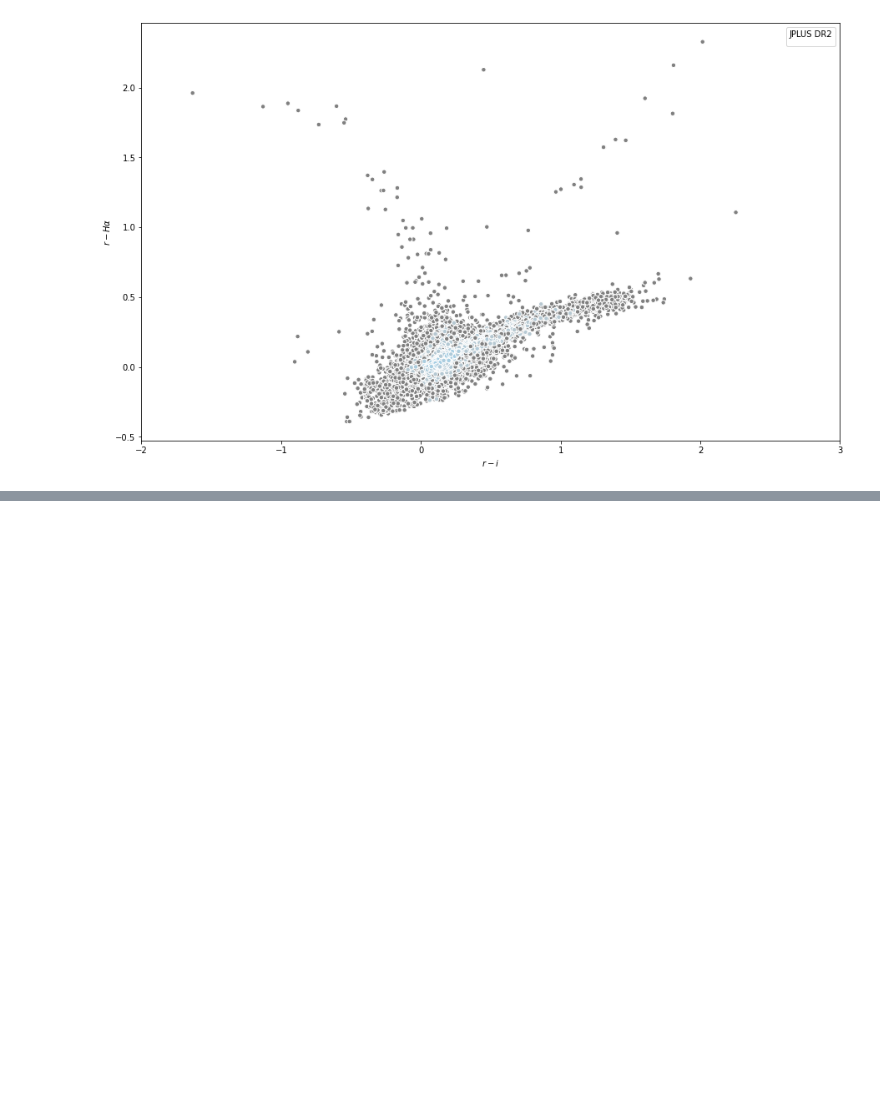
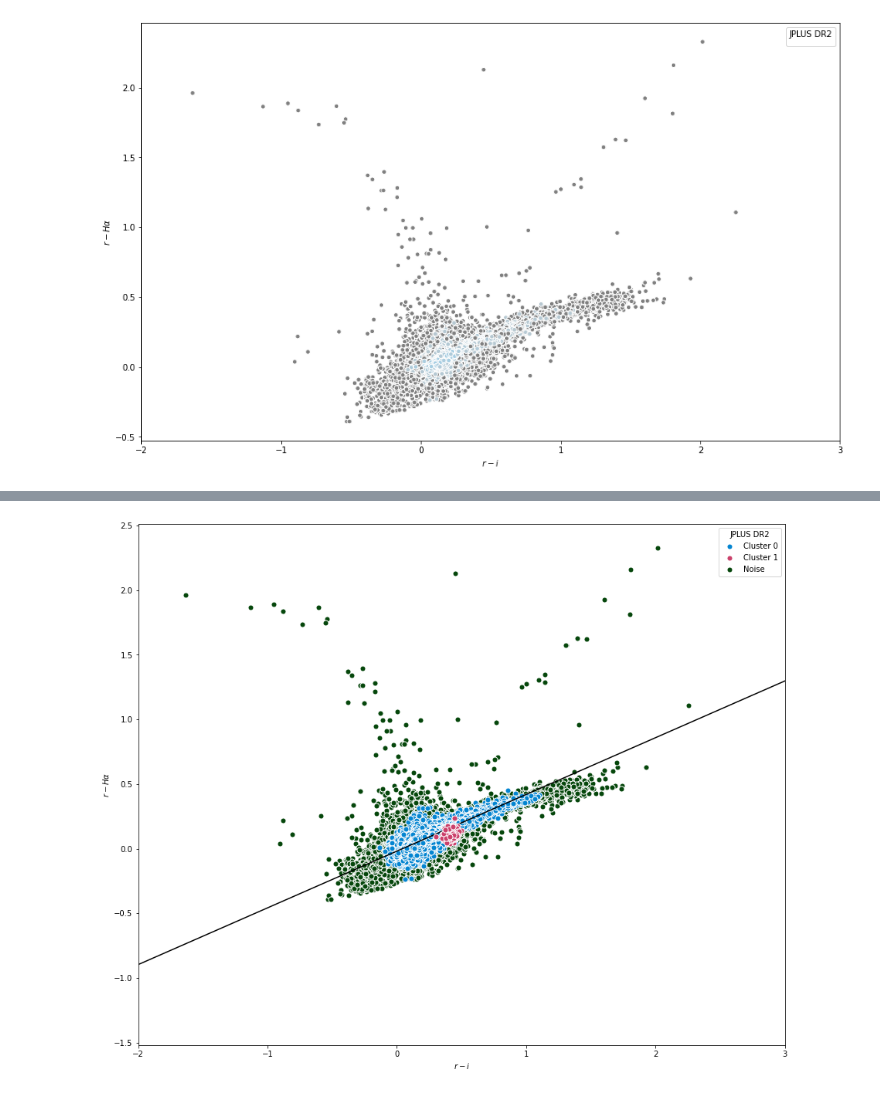
Before and after one commit to AngelGSoto/Halpha-JPLUS, a Jupyter notebook: Notebook/HDBSCAN JPLUS data.ipynb, the cells around one changed output, grey strips where cells are left out. Cells and saved outputs as stored; diff of their text form; code cells hidden in the pictures; blank space fills up the shorter version.

```diff
--- a/Notebook/HDBSCAN JPLUS data.ipynb
+++ b/Notebook/HDBSCAN JPLUS data.ipynb
@@ -98,0 +225,51 @@ ax.set_aspect("equal")
+# %%
+color_palette = sns.color_palette('Paired', 12)
+cluster_colors = [color_palette[x] if x >= 0
+                  else (0.5, 0.5, 0.5)
+                  for x in clusterer.labels_]
+cluster_member_colors = [sns.desaturate(x, p) for x, p in
+                         zip(cluster_colors, clusterer.probabilities_)]
+
+fig, ax2 = plt.subplots(figsize=(15, 15))
+
+fit_line = np.linspace(-3.0, 3.0)
+levels = np.array([0.001, 0.003, 0.01, 0.03, 0.1, 1.0])
+GAMMA = 0.05
+scatter = ax2.scatter(
+    cx_0, cy_0,
+    s=50,
+    c=sns.xkcd_rgb['cerulean'],
+    edgecolors="w",
+    linewidths=1,
+    vmin=-1,
+    vmax=4,
+    cmap="seismic", zorder=2.0, label = "Cluster 0")
+ax2.scatter(
+    cx_1, cy_1,
+    s=50,
+    c=sns.xkcd_rgb['dark pink'],
+    edgecolors="w",
+    linewidths=1,
+    vmin=-1,
+    vmax=4,
+    cmap="seismic", zorder=3.0, label = "Cluster 1")
+ax2.scatter(
+    cx_noise, cy_noise,
+    c=sns.xkcd_rgb['forest green'],
+    s=50,
+    edgecolors="w",
+    linewidths=1,
+    vmin=-1,
+    vmax=4,
+    cmap="gray", zorder=1.0, label = "Noise")
+ax2.set(
+    xlim=[-2.0, 3.0],
+    #ylim=[ymin, ymax],
+    xlabel=r"$r - i$",
+    ylabel=r"$r - H\alpha$",
+)
+ax2.plot(fit_line, 0.43880 * fit_line - 0.01927, color="k")
+ax2.legend(ncol=1).set_title("JPLUS DR2")
+ax2.set_aspect("equal")
+# %% [output]
+[figure, added]
```
Also changed, not shown: parts of 23 cells of this notebook, 15 other files.
